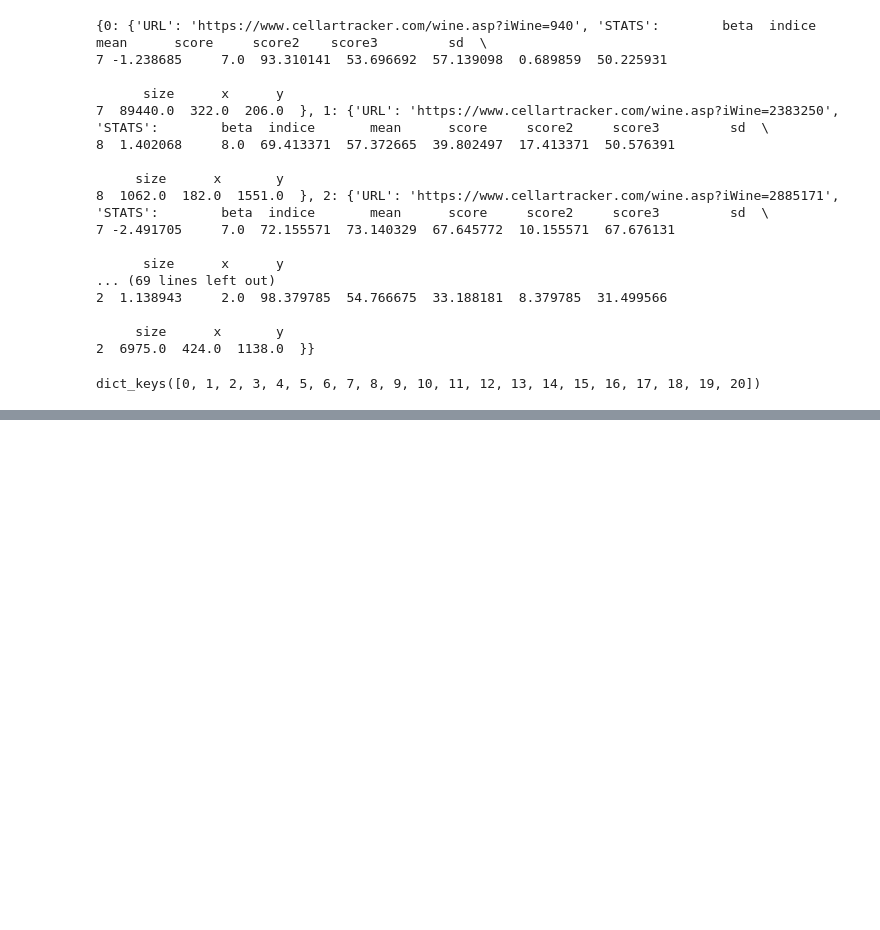
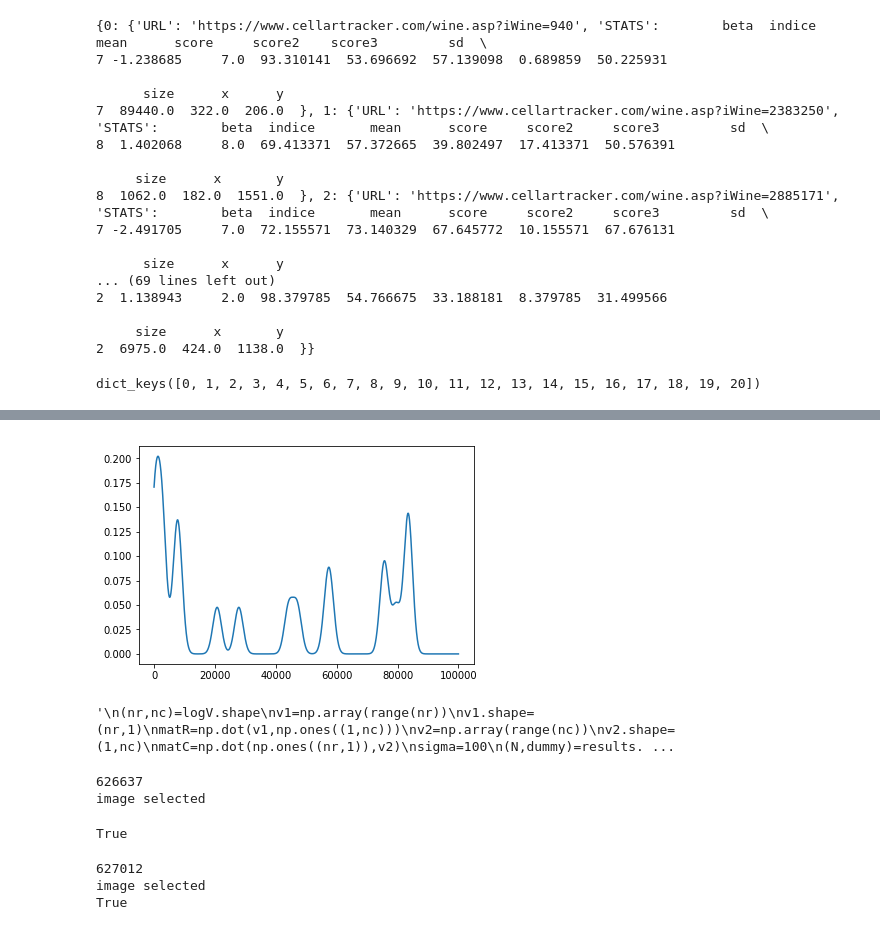
Before and after one commit to lucasRemera/Scrap, a Jupyter notebook: winescrap.ipynb, the cells around one changed output, grey strips where cells are left out. Saved outputs shown, nothing was run; the diff lists cells and outputs as text; code cells hidden in the pictures; blank space fills up the shorter version.

Commit message:
add learning algorithm

```diff
--- a/winescrap.ipynb
+++ b/winescrap.ipynb
@@ -507,0 +497,68 @@ axs.hist(results.beta)
+# %%
+xBeta=np.arange(-25,25,0.1)
+yBeta=np.zeros_like(xBeta)
+xSize=np.arange(0,100000,10)
+ySize=np.zeros_like(xSize)
+#print(yBeta)
+sigmaBeta=1
+sigmaSize=1000
+for idx, row in results.iterrows():
+    yBeta=yBeta+np.exp(-((xBeta-row["beta"])/(2*sigmaBeta))**2)
+    ySize=ySize+np.exp(-((xSize-row["size"])/(2*sigmaSize))**2)
+yBeta=yBeta/N
+ySize=ySize/N
+plt.plot(xSize,ySize)
+plt.show()
+'''
+(nr,nc)=logV.shape
+v1=np.array(range(nr))
+v1.shape=(nr,1)
+matR=np.dot(v1,np.ones((1,nc)))
+v2=np.array(range(nc))
+v2.shape=(1,nc)
+matC=np.dot(np.ones((nr,1)),v2)
+sigma=100
+(N,dummy)=results.shape
+for idx, row in results.iterrows():
+    logV=logV-((matR-row["x"])**2+(matC-row["y"])**2)/((2*sigma)**2)
+    dMel=dMel+np.exp(-((matR-row["x"])**2+(matC-row["y"])**2)/((2*sigma)**2))
+dMel=dMel/N
+'''
+# %% [output]
+[figure, added]
+'\n(nr,nc)=logV.shape\nv1=np.array(range(nr))\nv1.shape=(nr,1)\nmatR=np.dot(v1,np.ones((1,nc)))\nv2=np.array(range(nc))\nv2.shape=(1,nc)\nmatC=np.dot(np.ones((nr,1)),v2)\nsigma=100\n(N,dummy)=results. ...
+# %%
+def isGoodClick(grayOriginal,threshIntensityDiff=10,threshPixDiffMin=1000,threshPixDiffMax=800000):
+    imT=pya.screenshot()
+    imTC=imT.crop((0,HIGH_CROP,screenWidth,screenHeight-DOWN_CROP)) #crop image
+    imTG = np.asanyarray(imTC)
+    testgray = cv2.cvtColor(imTG,cv2.COLOR_BGR2GRAY)
+    (nr,nc)=grayOriginal.shape
+    pixDiff=sum(sum(np.abs(grayOriginal-testgray)>threshIntensityDiff))
+    print(pixDiff)
+    if(pixDiff<threshPixDiffMin):
+        print("no image selected")
+        return(False)
+    if(pixDiff>threshPixDiffMax):
+        print("URL changed")
+        return(False)
+    print("image selected")
+    return(True)
+'''
+webbrowser.open(URL)
+time.sleep(TIME_PAUSE)
+pya.scroll(-TO_SCROLL)
+time.sleep(.5)
+dummy1=pya.screenshot()
+dummy2=dummy1.crop((0,HIGH_CROP,screenWidth,screenHeight-DOWN_CROP)) #crop image
+dummy3 = np.asanyarray(dummy2)
+dummygray = cv2.cvtColor(dummy3,cv2.COLOR_BGR2GRAY)
+time.sleep(.5)
+pya.moveTo(208,HIGH_CROP+324,TIME_TO_MOVE) #go to the pic
+pya.click()
+isGoodClick(dummygray)
+'''
+# %% [output]
+626637
+image selected
+True
@@ -507,0 +625,12 @@ axs.hist(results.beta)
+# %%
+for idx, row in df2.iterrows():
+    #print(idx)
+    #print(D_SAMPLE[idx])
+    #D_URL[idx]["STATS"]=test
+    D_SAMPLE[idx]["STATS"]=selectImageWithLearning(row['URL'],idx)
+    #print(row['URL'])
+    #webbrowser.open(row['URL'])
+# %% [output]
+627012
+image selected
+True
```
Also changed, not shown: parts of 22 cells of this notebook.
